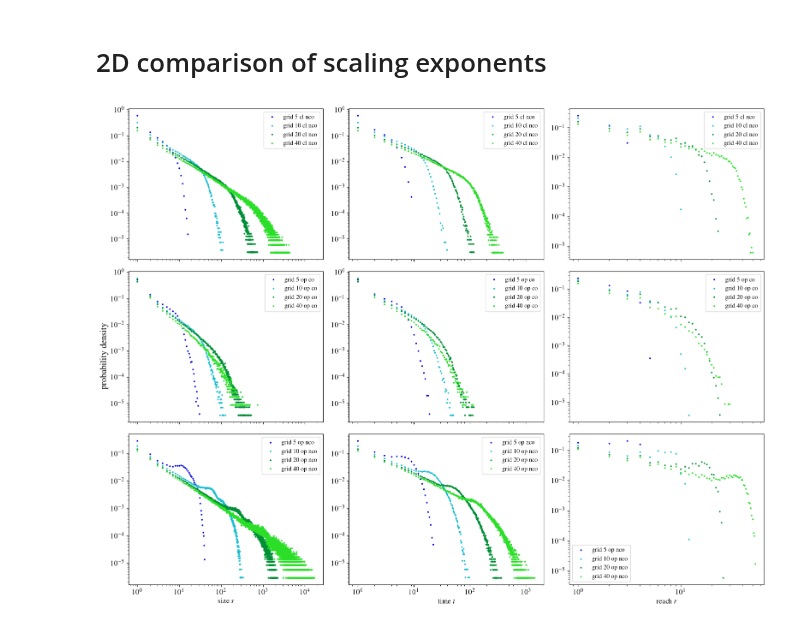
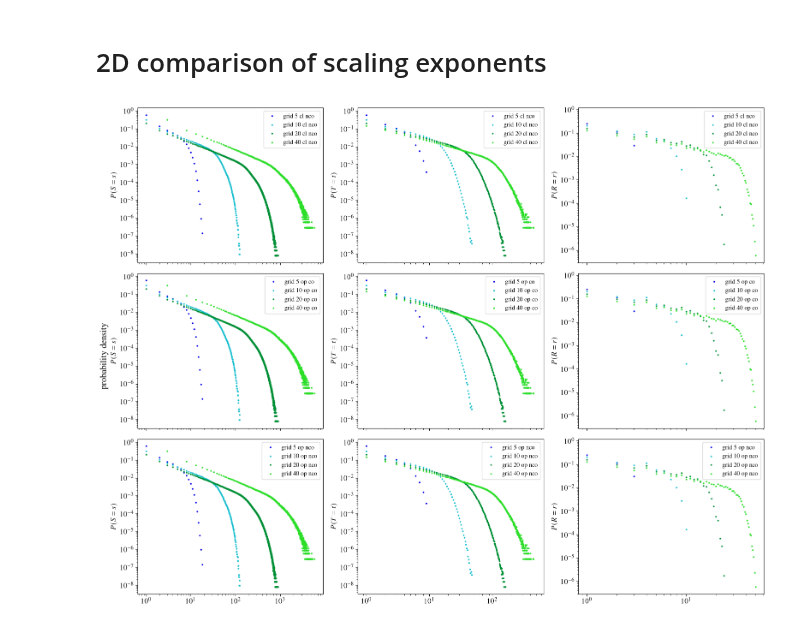
Before and after one commit to GabrielRemi/Sandpile, a Jupyter notebook: Code/analysis_2d.ipynb, the cells around one changed output. Cells and saved outputs as stored; diff of their text form; code cells hidden in the pictures.

```diff
--- a/Code/analysis_2d.ipynb
+++ b/Code/analysis_2d.ipynb
@@ -78,46 +98,97 @@ plt.savefig(fig_dir / "2d_grid_comparison.png", bbox_inches="tight", dpi=300)
 
 # 2D comparison of scaling exponents
 # %%
+grid_sizes = [5, 10, 20, 40]
+
 fig, ax = plt.subplots(3, 3, figsize=(16, 12), sharex="col")
 
 fig.supylabel("probability density")
-N = 5
 
 # closed non conservative, different grid
 for grid in grid_sizes:
-    data_dir = Path().cwd().joinpath(f"data/d2_g{grid}_c7_cl_nco")
-    df = load_combine_avalanche_data_samples(data_dir, with_dissipation=False, sample_count=N)
+    data_dir = Path().cwd().joinpath(f"data/2D/d2_g{grid}_c7_cl_nco")
+    # df = load_combine_avalanche_data_samples(data_dir, with_dissipation=False, sample_count=N)
+    edges, bins = load_3d_dist(data_dir/"avalanche_distribution.npz")
 
-    for i, obs in enumerate("size time reach".split()):
-        x, y = get_hist(df[obs])
-        draw_distribution(x, y, axis=ax[0, i], label=f"grid {grid} cl nco")
-        ax[0, i].legend(fontsize="small")
+    plt.subplot(331)
+    plt.xscale("log")
+    plt.yscale("log")
+    plt.ylabel(r"$P(S=s)$")
+    plt.scatter(edges[0], bins.sum(axis=(1, 2)), label=f"grid {grid} cl nco", s=3)
+    plt.legend(fontsize="small")
+
+    plt.subplot(332)
+    plt.xscale("log")
+    plt.yscale("log")
+    plt.ylabel(r"$P(T=t)$")
+    plt.scatter(edges[1], bins.sum(axis=(0, 2)), label=f"grid {grid} cl nco", s=3)
+    plt.legend(fontsize="small")
+
+    plt.subplot(333)
+    plt.xscale("log")
+    plt.yscale("log")
+    plt.ylabel(r"$P(R=r)$")
+    plt.scatter(edges[2], bins.sum(axis=(0, 1)), label=f"grid {grid} cl nco", s=3)
+    plt.legend(fontsize="small")
 
 # open conservative, different grid
 for grid in grid_sizes:
-    data_dir = Path().cwd().joinpath(f"data/d2_g{grid}_c7_op_co")
-    df = load_combine_avalanche_data_samples(data_dir, with_dissipation=False, sample_count=N)
+    data_dir = Path().cwd().joinpath(f"data/2D/d2_g{grid}_c7_cl_nco")
+    # df = load_combine_avalanche_data_samples(data_dir, with_dissipation=False, sample_count=N)
+    edges, bins = load_3d_dist(data_dir/"avalanche_distribution.npz")
 
-    for i, obs in enumerate("size time reach".split()):
-        x, y = get_hist(df[obs])
-        draw_distribution(x, y, axis=ax[1, i], label=f"grid {grid} op co")
-        ax[1, i].legend(fontsize="small")
+    plt.subplot(334)
+    plt.xscale("log")
+    plt.yscale("log")
+    plt.ylabel(r"$P(S=s)$")
+    plt.scatter(edges[0], bins.sum(axis=(1, 2)), label=f"grid {grid} op co", s=3)
+    plt.legend(fontsize="small")
 
-# open conservative, different grid
+    plt.subplot(335)
+    plt.xscale("log")
+    plt.yscale("log")
+    plt.ylabel(r"$P(T=t)$")
+    plt.scatter(edges[1], bins.sum(axis=(0, 2)), label=f"grid {grid} op co", s=3)
+    plt.legend(fontsize="small")
+
+    plt.subplot(336)
+    plt.xscale("log")
+    plt.yscale("log")
+    plt.ylabel(r"$P(R=r)$")
+    plt.scatter(edges[2], bins.sum(axis=(0, 1)), label=f"grid {grid} op co", s=3)
+    plt.legend(fontsize="small")
+
+# open non conservative, different grid
 for grid in grid_sizes:
-    data_dir = Path().cwd().joinpath(f"data/d2_g{grid}_c7_op_nco")
-    df = load_combine_avalanche_data_samples(data_dir, with_dissipation=False, sample_count=N)
+    data_dir = Path().cwd().joinpath(f"data/2D/d2_g{grid}_c7_cl_nco")
+    # df = load_combine_avalanche_data_samples(data_dir, with_dissipation=False, sample_count=N)
+    edges, bins = load_3d_dist(data_dir/"avalanche_distribution.npz")
 
-    for i, obs in enumerate("size time reach".split()):
-        x, y = get_hist(df[obs])
-        draw_distribution(x, y, axis=ax[2, i], label=f"grid {grid} op nco")
-        ax[2, i].legend(fontsize="small")
-        ax[2, i].set_xlabel(f"{obs} ${obs[0]}$")
+    plt.subplot(337)
+    plt.xscale("log")
+    plt.yscale("log")
+    plt.ylabel(r"$P(S=s)$")
+    plt.scatter(edges[0], bins.sum(axis=(1, 2)), label=f"grid {grid} op nco", s=3)
+    plt.legend(fontsize="small")
+
+    plt.subplot(338)
+    plt.xscale("log")
+    plt.yscale("log")
+    plt.ylabel(r"$P(T=t)$")
+    plt.scatter(edges[1], bins.sum(axis=(0, 2)), label=f"grid {grid} op nco", s=3)
+    plt.legend(fontsize="small")
+
+    plt.subplot(339)
+    plt.xscale("log")
+    plt.yscale("log")
+    plt.ylabel(r"$P(R=r)$")
+    plt.scatter(edges[2], bins.sum(axis=(0, 1)), label=f"grid {grid} op nco", s=3)
+    plt.legend(fontsize="small")
 #
-plt.savefig(fig_dir / "comparison_grid_distributions.png", dpi=300)
+# plt.savefig(fig_dir / "comparison_grid_distributions.png", dpi=300)
 # plt.savefig(fig_dir / "comparison_grid_distributions.pdf", dpi=300)
 # %% [output]
-[figure, old version]
+[figure, new version]
 # %%
 fig, ax = plt.subplots(1, 3, figsize=(16, 5))
 fig.supylabel("probability density")
```
Also changed, not shown: parts of 4 cells of this notebook, 11 other files.
